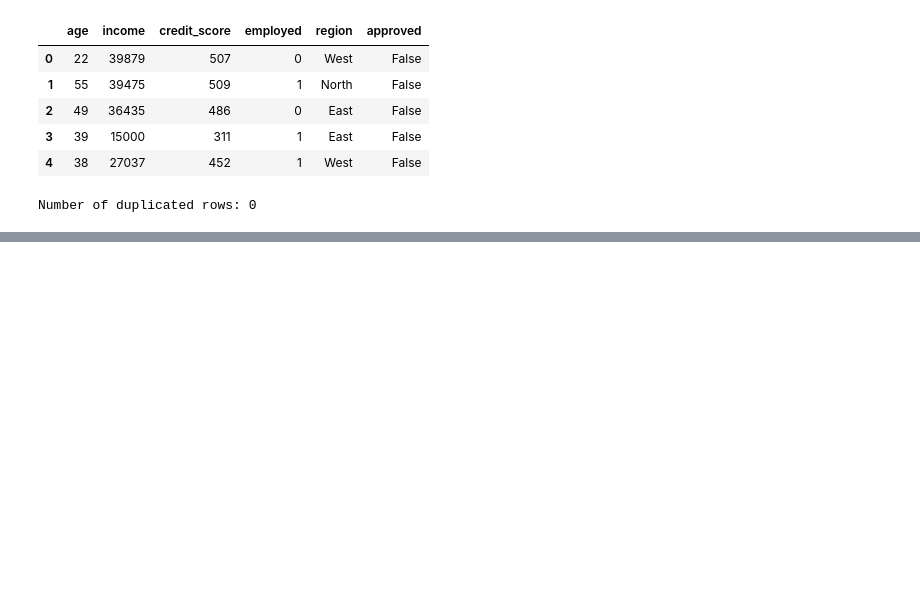
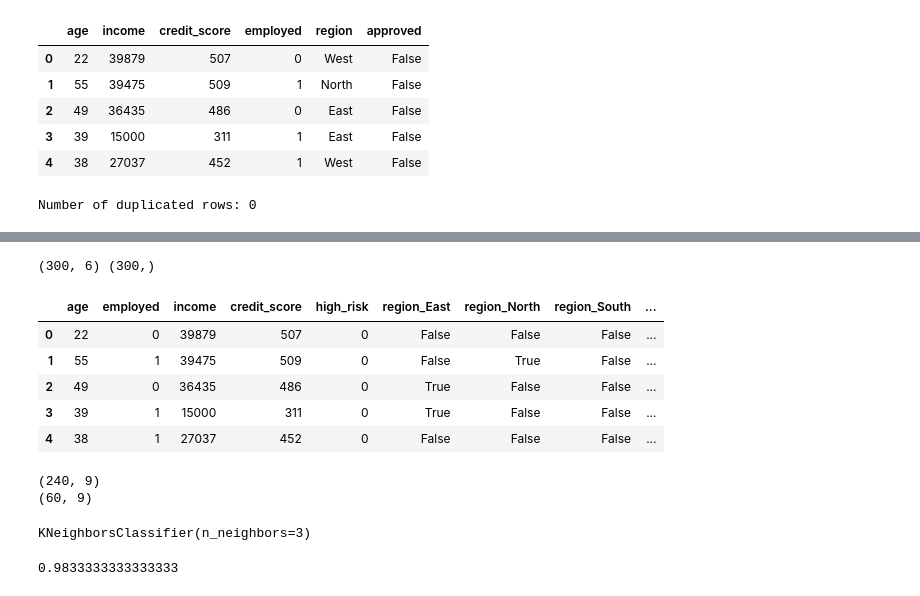
Before and after one commit to randel-bjorkquist/jupyter-notebooks-vscode, a Jupyter notebook: Admissions.ipynb, the cells around one changed output, grey strips where cells are left out. Cells and saved outputs as stored; diff of their text form; code cells hidden in the pictures; blank space fills up the shorter version.

```diff
--- a/Admissions.ipynb
+++ b/Admissions.ipynb
@@ -241,0 +251,49 @@ df['high_risk'] = ((df['credit_score'] < 300) & (df['income'] < 20000)).astype(i
+# %%
+X = df.drop(columns=['approved', 'application_date'])
+y = df['approved']
+
+print(X.shape, Y.shape) # OUTPUTs: X.shape = (300, 6) Y.shape = (300, )
+# %% [output]
+(300, 6) (300,)
+# %%
+#Change the region column to one-hot encoding
+#X = pd.get_dummies(X, columns=['region'], drop_first=True)
+X = pd.get_dummies(X, columns=['region'])
+X.head()
+# %% [output]
+|  | age | employed | income | credit_score | high_risk | region_East | region_North | region_South | ... |
+| 0 | 22 | 0 | 39879 | 507 | 0 | False | False | False | ... |
+| 1 | 55 | 1 | 39475 | 509 | 0 | False | True | False | ... |
+| 2 | 49 | 0 | 36435 | 486 | 0 | True | False | False | ... |
+| 3 | 39 | 1 | 15000 | 311 | 0 | True | False | False | ... |
+| 4 | 38 | 1 | 27037 | 452 | 0 | False | False | False | ... |
+# %%
+# We need training data ... split the data into training and testing sets: X_train, X_test, y_train, y_test
+from sklearn.model_selection import train_test_split
+X_train, X_test, y_train, y_test = train_test_split(X, y, test_size = 0.2, random_state = 42, stratify=y)
+
+print(X_train.shape)
+print(X_test.shape)
+# %% [output]
+(240, 9)
+(60, 9)
+# %%
+from sklearn.neighbors import KNeighborsClassifier
+knn = KNeighborsClassifier(n_neighbors=3)
+knn.fit(X_train, y_train)
+# %% [output]
+KNeighborsClassifier(n_neighbors=3)
+# %%
+from sklearn.metrics import accuracy_score
+
+#NOTE: Training ...
+#      X_train and show it the corresponding Y_train values ...
+#      y_test is the actual values for the test data ...
+#      y_pred is what the model predicts for the X_test data ...
+
+y_pred   = knn.predict(X_test)
+accuracy = accuracy_score(y_test, y_pred)
+
+print(accuracy)
+# %% [output]
+0.9833333333333333
```
Also changed, not shown: parts of 2 cells of this notebook.
